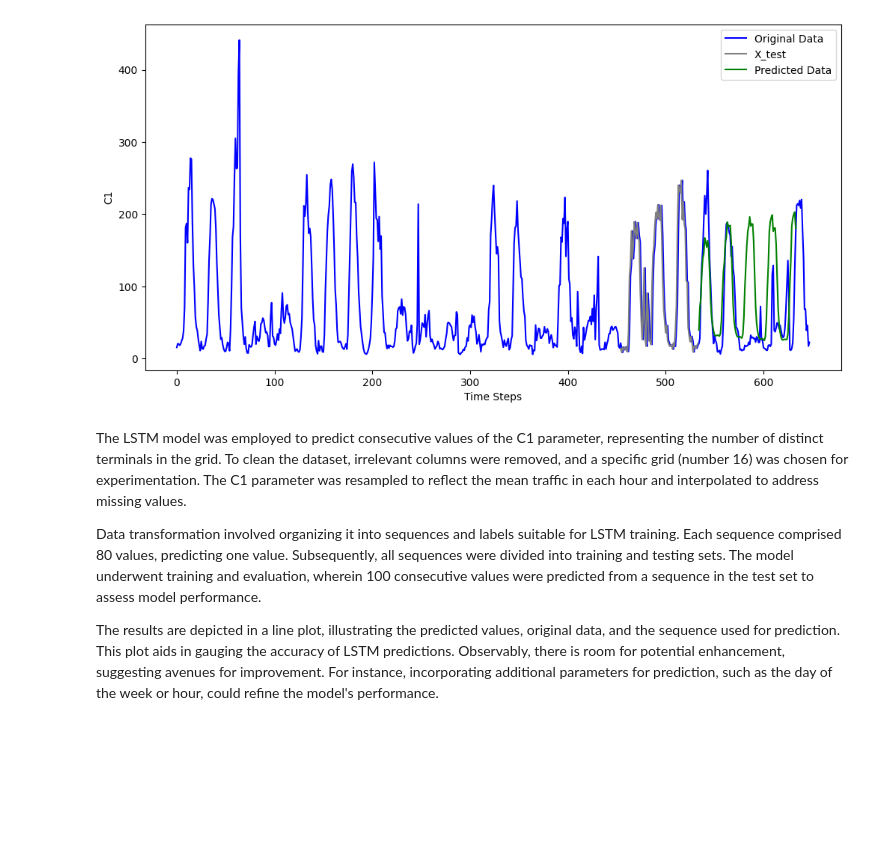
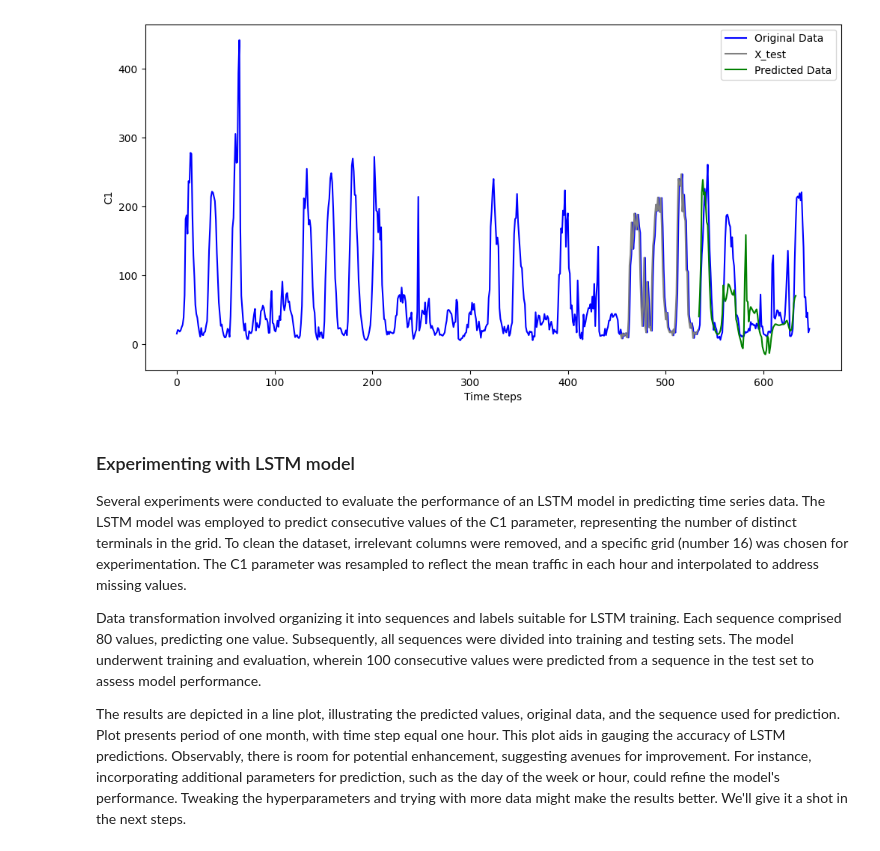
Before and after one commit to RocketFan/traffic-monitoring, a Jupyter notebook: lstm_test.ipynb, the cells around one changed output. Cells and saved outputs as stored; diff of their text form; code cells hidden in the pictures; blank space fills up the shorter version.

Commit message:
Refine lstm experiments description

```diff
--- a/lstm_test.ipynb
+++ b/lstm_test.ipynb
@@ -74,7 +74,7 @@ criterion = nn.MSELoss()
 optimizer = torch.optim.Adam(model.parameters(), lr=0.001)
 
 # Training the model
-num_epochs = 3000
+num_epochs = 2000
 for epoch in range(num_epochs):
     model.train()
     optimizer.zero_grad()
@@ -84,7 +84,7 @@ for epoch in range(num_epochs):
     loss.backward()
     optimizer.step()
 
-    if (epoch+1) % 10 == 0:
+    if (epoch+1) % 100 == 0:
         print(f'Epoch [{epoch+1}/{num_epochs}], Loss: {loss.item()}')
 
 # Making predictions
@@ -139,7 +142,9 @@ Epoch [3000/3000], Loss: 0.0016218539094552398
-[figure, old version]
+[figure, new version]
 # %% [markdown]
-The LSTM model was employed to predict consecutive values of the C1 parameter, representing the number of distinct terminals in the grid. To clean the dataset, irrelevant columns were removed, and a specific grid (number 16) was chosen for experimentation. The C1 parameter was resampled to reflect the mean traffic in each hour and interpolated to address missing values.
+### Experimenting with LSTM model
+
+Several experiments were conducted to evaluate the performance of an LSTM model in predicting time series data. The LSTM model was employed to predict consecutive values of the C1 parameter, representing the number of distinct terminals in the grid. To clean the dataset, irrelevant columns were removed, and a specific grid (number 16) was chosen for experimentation. The C1 parameter was resampled to reflect the mean traffic in each hour and interpolated to address missing values.
 
 Data transformation involved organizing it into sequences and labels suitable for LSTM training. Each sequence comprised 80 values, predicting one value. Subsequently, all sequences were divided into training and testing sets. The model underwent training and evaluation, wherein 100 consecutive values were predicted from a sequence in the test set to assess model performance.
 
-The results are depicted in a line plot, illustrating the predicted values, original data, and the sequence used for prediction. This plot aids in gauging the accuracy of LSTM predictions. Observably, there is room for potential enhancement, suggesting avenues for improvement. For instance, incorporating additional parameters for prediction, such as the day of the week or hour, could refine the model's performance.
+The results are depicted in a line plot, illustrating the predicted values, original data, and the sequence used for prediction. Plot presents period of one month, with time step equal one hour. This plot aids in gauging the accuracy of LSTM predictions. Observably, there is room for potential enhancement, suggesting avenues for improvement. For instance, incorporating additional parameters for prediction, such as the day of the week or hour, could refine the model's performance. Tweaking the hyperparameters and trying with more data might make the results better. We'll give it a shot in the next steps.
```
Also changed, not shown: parts of 1 cell of this notebook.
